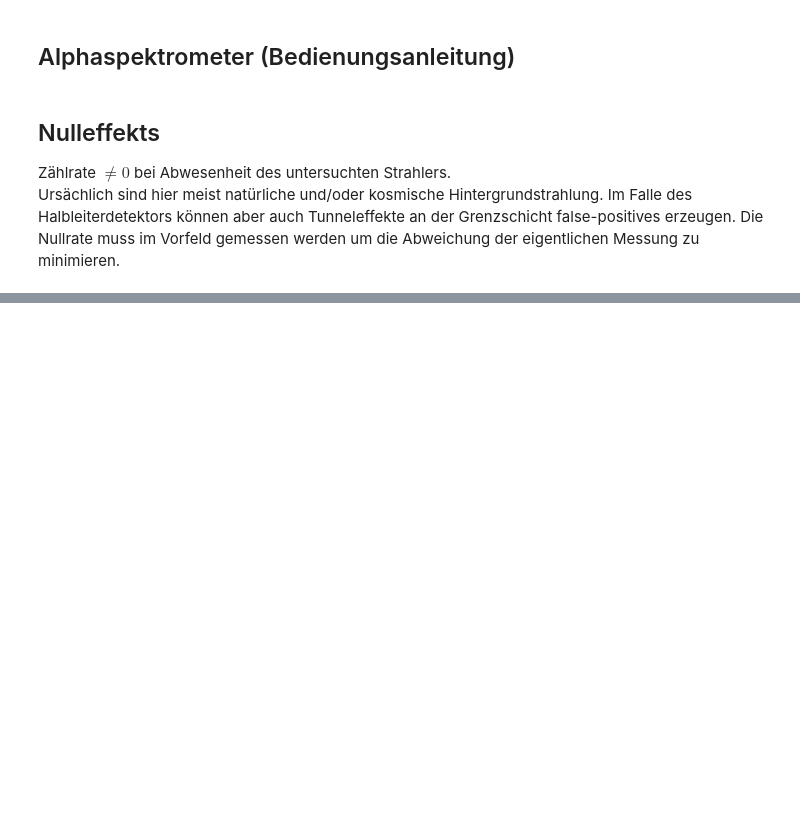
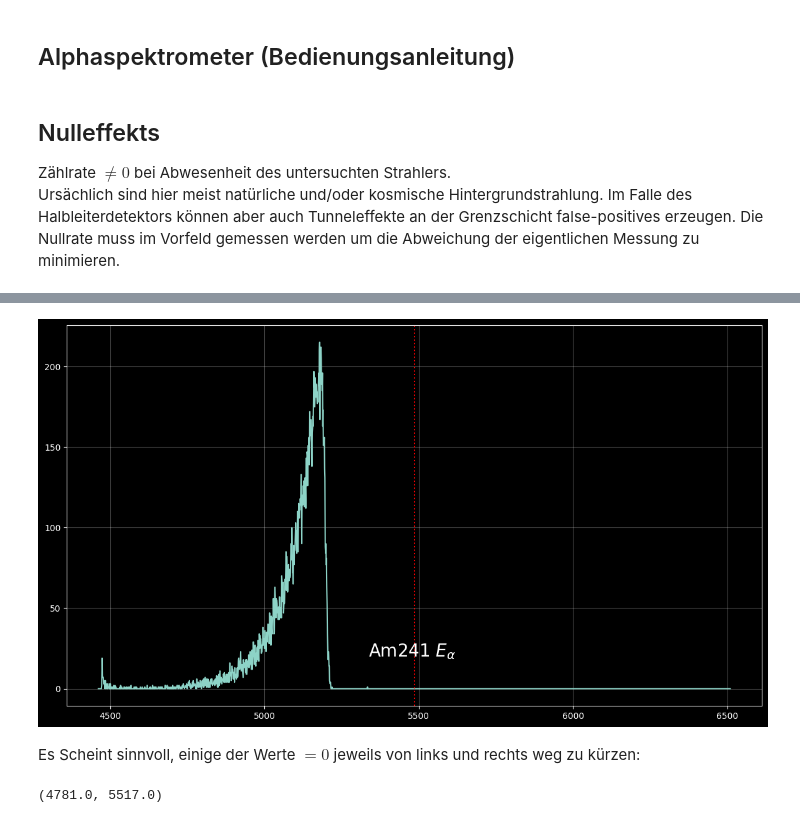
Before and after one commit to HateFindingNames/RadiationProtection_DetectorTechnology, a Jupyter notebook: V11/V11.ipynb, the cells around one changed output, grey strips where cells are left out. Saved outputs shown, nothing was run; the diff lists cells and outputs as text; code cells hidden in the pictures; blank space fills up the shorter version.

```diff
--- a/V11/V11.ipynb
+++ b/V11/V11.ipynb
@@ -47,0 +175,17 @@ Ursächlich sind hier meist natürliche und/oder kosmische Hintergrundstrahlung.
+# %%
+# Nightowl mode
+plt.style.use("default")
+plt.style.use("dark_background")
+
+fig, ax = plt.subplots(figsize=(30*cm, 30*(9/16)*cm))
+
+ax.plot(Am_w_vac["Energie(keV)"], Am_wo_vac["Impulse"])
+ax.axvline(x=5486, linestyle="dotted", label="Erwartete Energie", color="#FF0000")
+ax.text(5336, 20, "Am241 $E_{\\alpha}$", size=20)
+ax.grid(axis='both', alpha=.3)
+
+plt.tight_layout()
+# %% [output]
+[figure, added]
+# %% [markdown]
+Es Scheint sinnvoll, einige der Werte $= 0$ jeweils von links und rechts weg zu kürzen:
@@ -47,0 +208,5 @@ Ursächlich sind hier meist natürliche und/oder kosmische Hintergrundstrahlung.
+# %%
+print(PlotRange(Am_wo_vac_mod, 10, 10))
+# print(len(Am_wo_vac_mod["Impulse"], len(Am_wo_vac["Energie(keV)"])))
+# %% [output]
+(4781.0, 5517.0)
```
Also changed, not shown: parts of 19 cells of this notebook, 6 other files.
